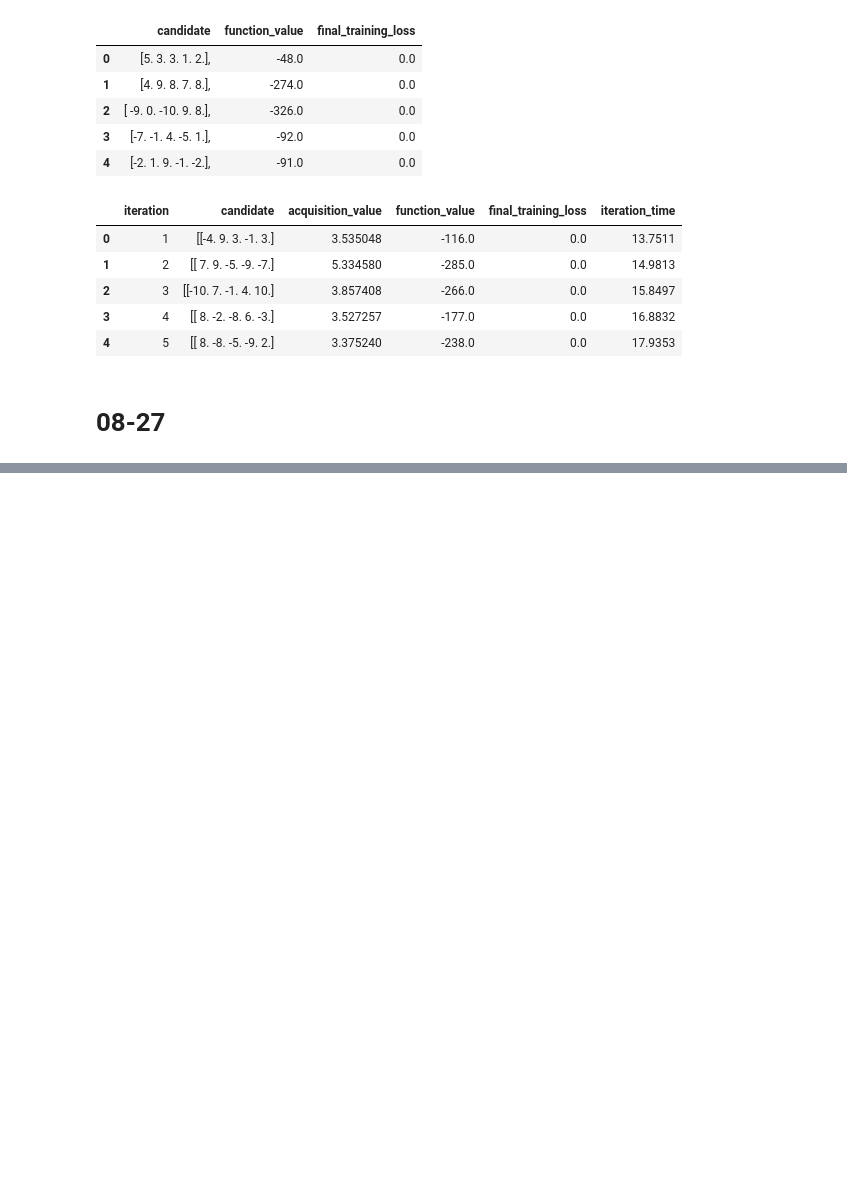
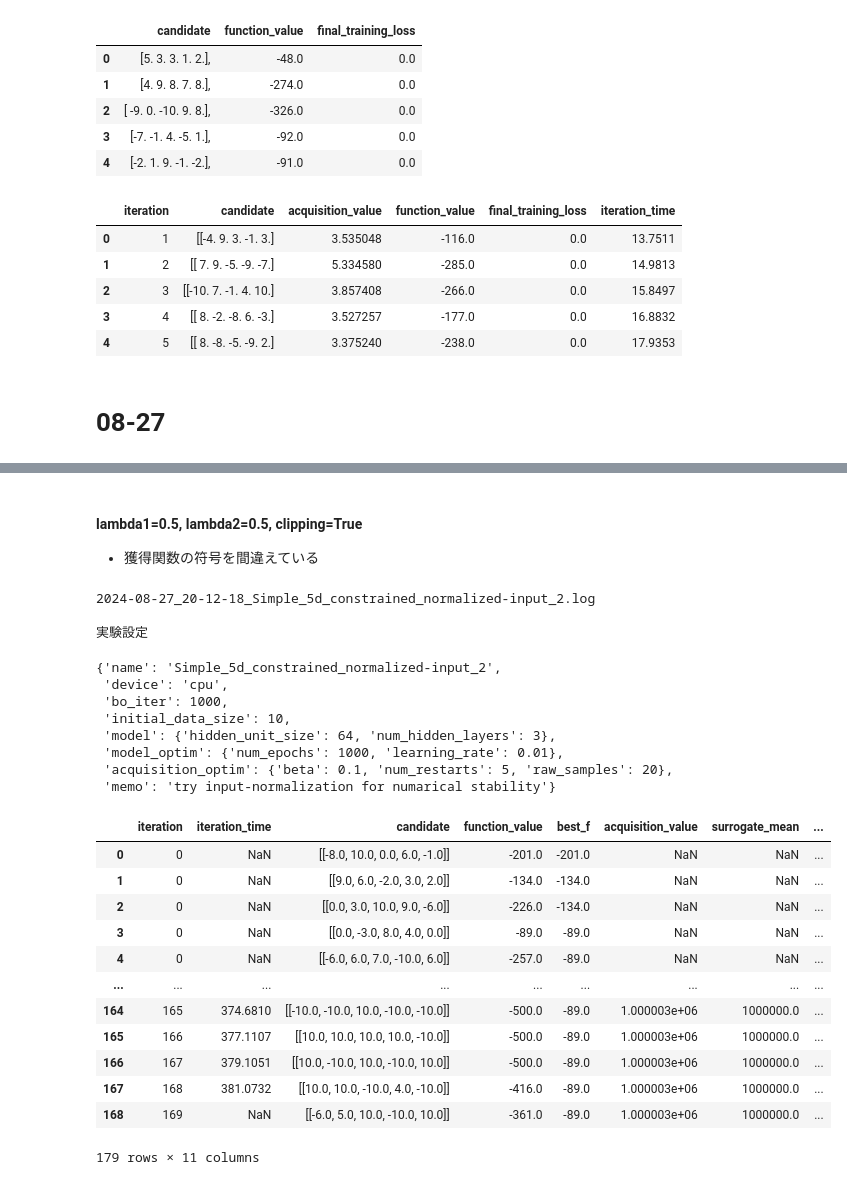
Before and after one commit to k-onoue/constrained_BO, a Jupyter notebook: notebooks/2024-08-27_vis.ipynb, the cells around one changed output, grey strips where cells are left out. Drawn from its saved outputs; the diff is of its cells as text; code cells hidden in the pictures; blank space fills up the shorter version.

```diff
--- a/notebooks/2024-08-27_vis.ipynb
+++ b/notebooks/2024-08-27_vis.ipynb
@@ -114,0 +320,43 @@ ValueError: All arrays must be of the same length
+# %% [markdown]
+#### lambda1=0.5, lambda2=0.5, clipping=True
+
+- 獲得関数の符号を間違えている
+# %%
+filename = search_log_files(LOG_DIR, ["2024-08-27"])[2]
+print(filename)
+print()
+
+log_file_path = os.path.join(LOG_DIR, filename)
+df_merged, settings = parse_and_prepare_data(log_file_path)
+
+print("実験設定")
+display(settings)
+print()
+display(df_merged)
+
+plot_function_values(df_merged)
+# %% [output]
+2024-08-27_20-12-18_Simple_5d_constrained_normalized-input_2.log
+
+実験設定
+{'name': 'Simple_5d_constrained_normalized-input_2',
+ 'device': 'cpu',
+ 'bo_iter': 1000,
+ 'initial_data_size': 10,
+ 'model': {'hidden_unit_size': 64, 'num_hidden_layers': 3},
+ 'model_optim': {'num_epochs': 1000, 'learning_rate': 0.01},
+ 'acquisition_optim': {'beta': 0.1, 'num_restarts': 5, 'raw_samples': 20},
+ 'memo': 'try input-normalization for numarical stability'}
+|  | iteration | iteration_time | candidate | function_value | best_f | acquisition_value | surrogate_mean | ... |
+| 0 | 0 | NaN | [[-8.0, 10.0, 0.0, 6.0, -1.0]] | -201.0 | -201.0 | NaN | NaN | ... |
+| 1 | 0 | NaN | [[9.0, 6.0, -2.0, 3.0, 2.0]] | -134.0 | -134.0 | NaN | NaN | ... |
+| 2 | 0 | NaN | [[0.0, 3.0, 10.0, 9.0, -6.0]] | -226.0 | -134.0 | NaN | NaN | ... |
+| 3 | 0 | NaN | [[0.0, -3.0, 8.0, 4.0, 0.0]] | -89.0 | -89.0 | NaN | NaN | ... |
+| 4 | 0 | NaN | [[-6.0, 6.0, 7.0, -10.0, 6.0]] | -257.0 | -89.0 | NaN | NaN | ... |
+| ... | ... | ... | ... | ... | ... | ... | ... | ... |
+| 164 | 165 | 374.6810 | [[-10.0, -10.0, 10.0, -10.0, -10.0]] | -500.0 | -89.0 | 1.000003e+06 | 1000000.0 | ... |
+| 165 | 166 | 377.1107 | [[10.0, 10.0, 10.0, 10.0, -10.0]] | -500.0 | -89.0 | 1.000003e+06 | 1000000.0 | ... |
+| 166 | 167 | 379.1051 | [[10.0, -10.0, 10.0, -10.0, 10.0]] | -500.0 | -89.0 | 1.000003e+06 | 1000000.0 | ... |
+| 167 | 168 | 381.0732 | [[10.0, 10.0, -10.0, 4.0, -10.0]] | -416.0 | -89.0 | 1.000003e+06 | 1000000.0 | ... |
+| 168 | 169 | NaN | [[-6.0, 5.0, 10.0, -10.0, 10.0]] | -361.0 | -89.0 | 1.000003e+06 | 1000000.0 | ... |
+179 rows × 11 columns
```
Also changed, not shown: parts of 16 cells of this notebook, 6 other files.
